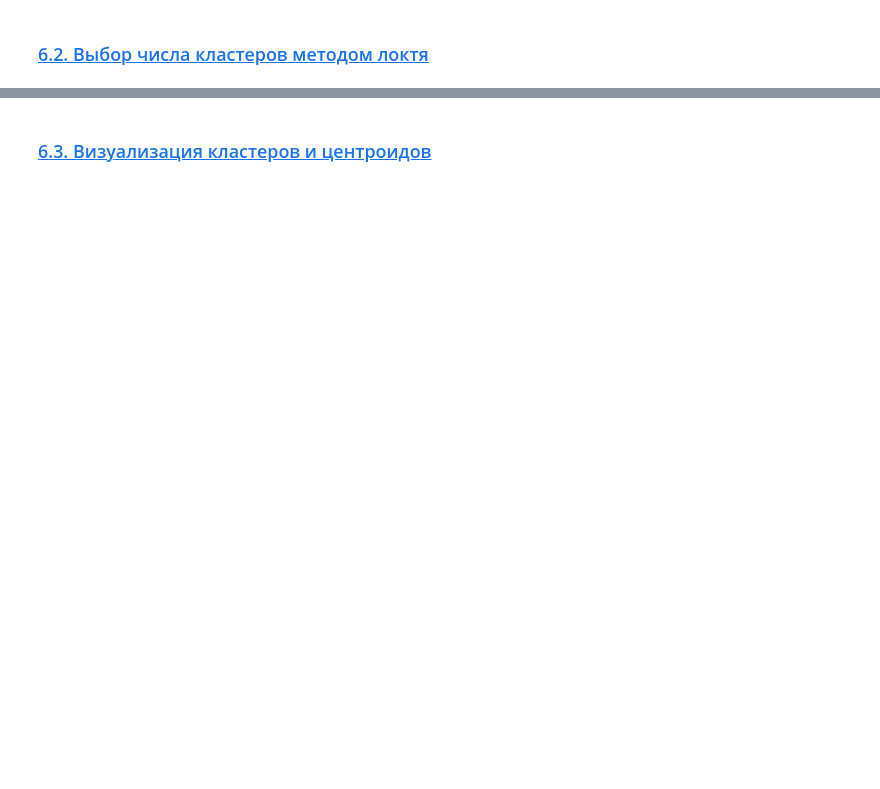
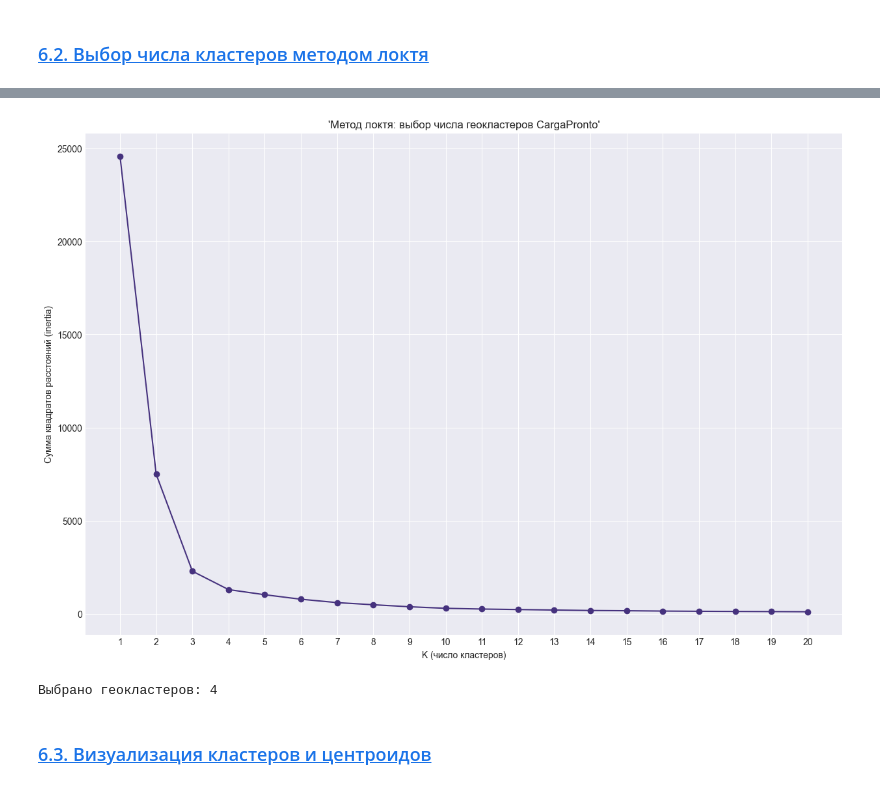
Before and after one commit to MEYakunin/Sprint18_Delivery_Delay_Prediction, a Jupyter notebook: Sprint18_Delivery_Delay_Prediction_Yakunin_Mikl.ipynb, the cells around one changed output, grey strips where cells are left out. Saved outputs shown, nothing was run; the diff lists cells and outputs as text; code cells hidden in the pictures; blank space fills up the shorter version.

```diff
--- a/Sprint18_Delivery_Delay_Prediction_Yakunin_Mikl.ipynb
+++ b/Sprint18_Delivery_Delay_Prediction_Yakunin_Mikl.ipynb
@@ -1035,3 +1036,12 @@ metrics_result_df.sort_values('AUC-ROC', ascending=False)
 4. Постройте график с полученными кластерами и отметьте центроиды.
 # %% [markdown]
 ### [6.1. Подготовка признаков и защита от утечки данных](#content)<a id="6_1"></a>
+# %%
+# Определяем координат из справочника клиентов (только гео-признаки)
+geo_cols = ['customer_id', 'customer_lat', 'customer_lon']
+
+train_geo = df_customers_clean[df_customers_clean['customer_id'].isin(train_customers)][geo_cols]
+val_geo = df_customers_clean[df_customers_clean['customer_id'].isin(val_customers)][geo_cols]
+test_geo = df_customers_clean[df_customers_clean['customer_id'].isin(test_customers)][geo_cols]
+
+print(f'Клиентов для кластеризации (train / val / test): {train_geo.shape[0]} / {val_geo.shape[0]} / {test_geo.shape[0]}')
@@ -1037,0 +1050,12 @@ metrics_result_df.sort_values('AUC-ROC', ascending=False)
+# %%
+# Создаем скайлер на train
+geo_scaler = StandardScaler()
+train_geo_scaled = geo_scaler.fit_transform(train_geo)
+
+# Масштабируем валидационную и тестовую выборки
+val_geo_scaled = geo_scaler.transform(val_geo)
+test_geo_scaled = geo_scaler.transform(test_geo)
+
+# Проверяем корректности масштабирования
+print(f'Среднее train после масштабирования: {train_geo_scaled.mean(axis=0).round(4)}')
+print(f'Стд train после масштабирования:     {train_geo_scaled.std(axis=0).round(4)}')
@@ -1038,2 +1065,12 @@ metrics_result_df.sort_values('AUC-ROC', ascending=False)
 # %% [markdown]
 ### [6.2. Выбор числа кластеров методом локтя](#content)<a id="6_2"></a>
+# %%
+# Определяем диапазон числа класторов
+k_range = range(1, 21)
+
+# Расчитываем инерцию для всех К
+inertias = []
+for k in k_range:
+    kmeans = KMeans(n_clusters=k, init='k-means++', n_init=10, random_state=RANDOM_STATE)
+    kmeans.fit(train_geo_scaled)
+    inertias.append(kmeans.inertia_)
@@ -1040,2 +1100,20 @@ metrics_result_df.sort_values('AUC-ROC', ascending=False)
+# %%
+# График локтя
+plt.figure(figsize=(15, 10))
+plt.plot(k_range, inertias, marker="o")
+plt.xticks(k_range)
+plt.xlabel("K (число кластеров)")
+plt.ylabel("Сумма квадратов расстояний (inertia)")
+plt.title("'Метод локтя: выбор числа геокластеров CargaPronto'")
+plt.grid(True)
+plt.show()
+# %% [output]
+[figure, added]
+# %%
+# Выбираем число геокластеров
+geo_k = 4
+print('Выбрано геокластеров:', geo_k)
+# %% [output]
+Выбрано геокластеров: 4
 # %% [markdown]
 ### [6.3. Визуализация кластеров и центроидов](#content)<a id="6_3"></a>
```
Also changed, not shown: parts of 7 cells of this notebook.
